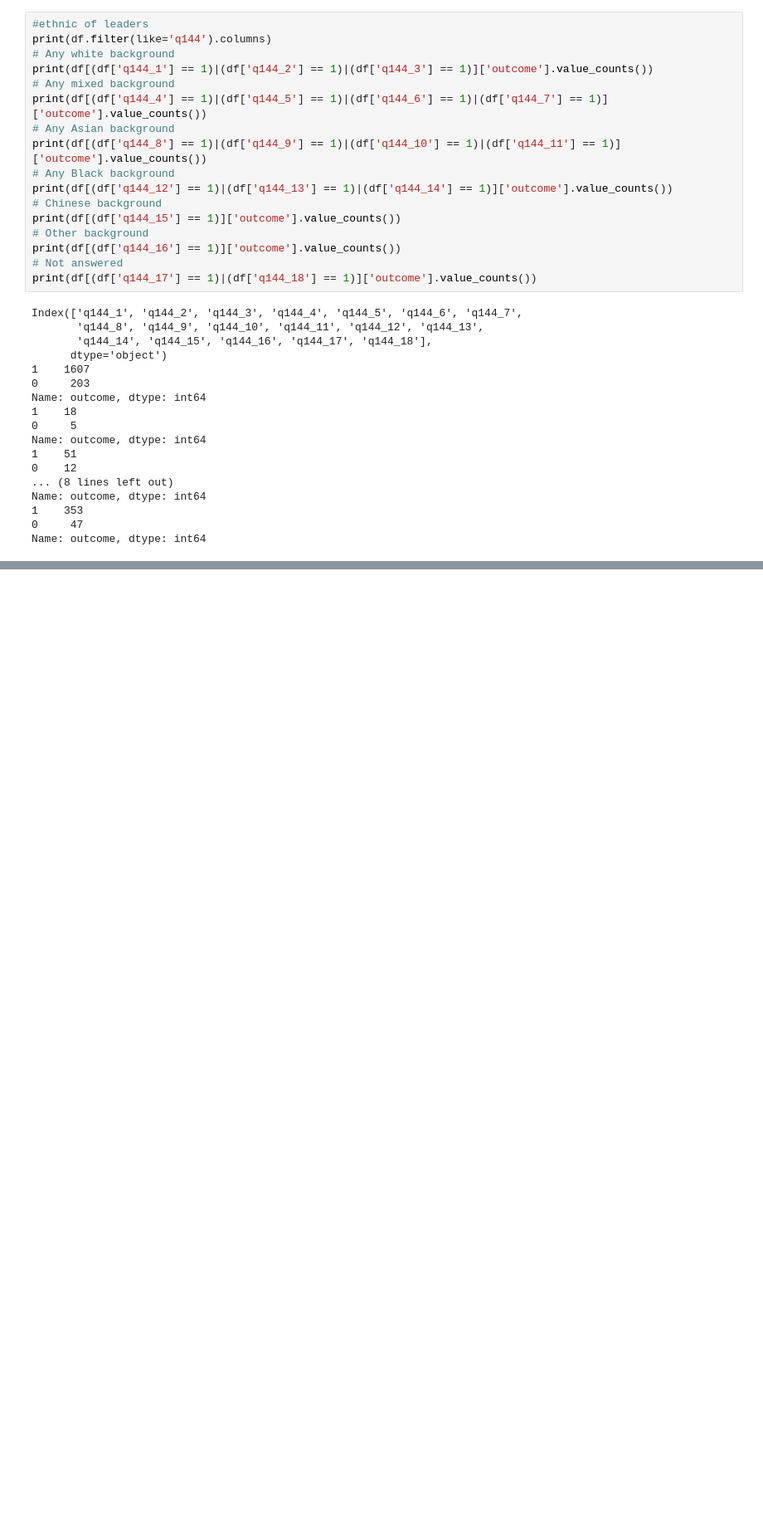
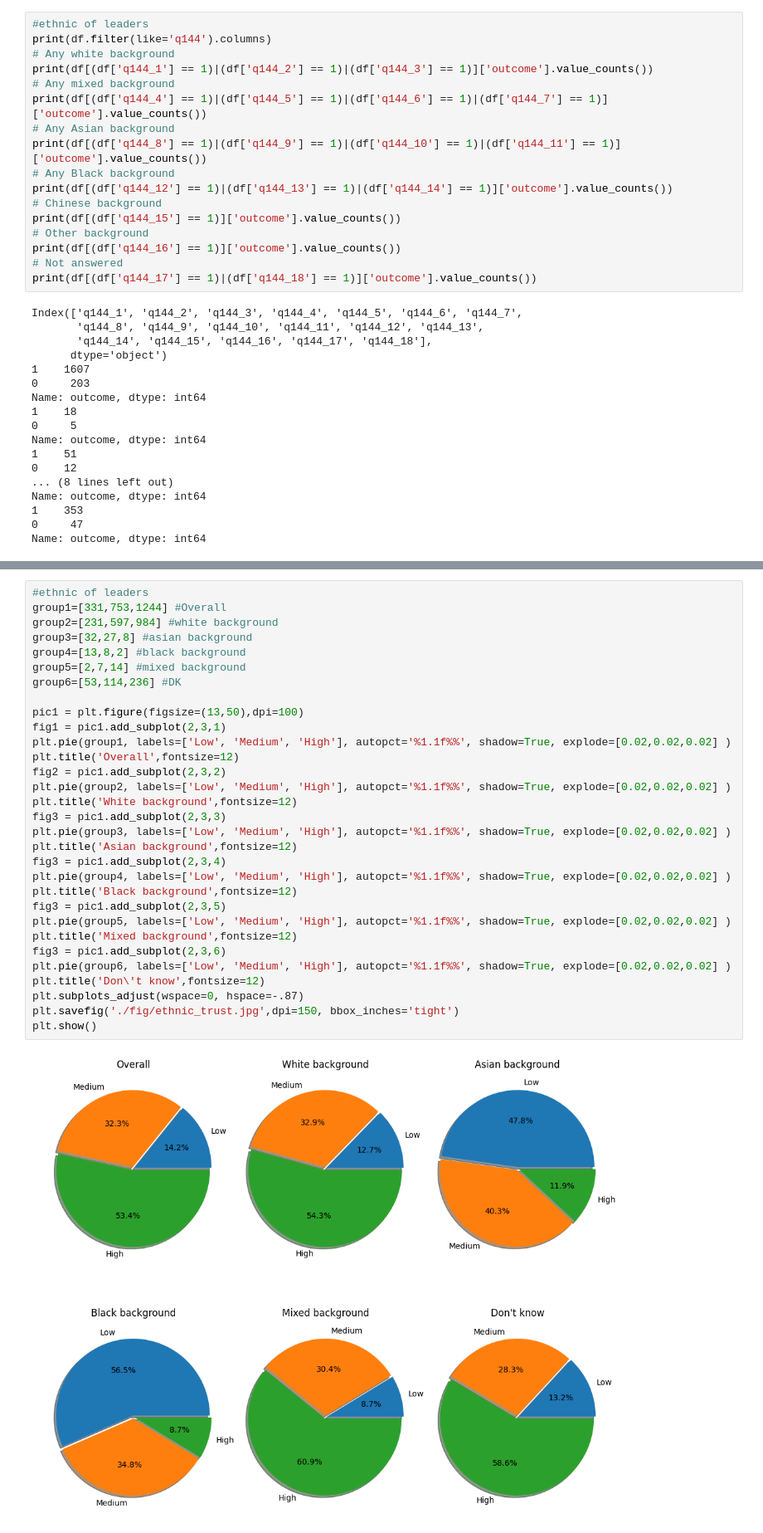
Before and after one commit to ZTianle/Fairness-in-credit-scoring, a Jupyter notebook: analysis/plotting.ipynb, the cells around one changed output, grey strips where cells are left out. Shown at 83% size. Saved outputs shown, nothing was run; the diff lists cells and outputs as text; blank space fills up the shorter version.

```diff
--- a/analysis/plotting.ipynb
+++ b/analysis/plotting.ipynb
@@ -134,0 +226,33 @@ plt.show()
+# %%
+#ethnic of leaders
+group1=[331,753,1244] #Overall
+group2=[231,597,984] #white background
+group3=[32,27,8] #asian background
+group4=[13,8,2] #black background
+group5=[2,7,14] #mixed background
+group6=[53,114,236] #DK
+
+pic1 = plt.figure(figsize=(13,50),dpi=100)
+fig1 = pic1.add_subplot(2,3,1)
+plt.pie(group1, labels=['Low', 'Medium', 'High'], autopct='%1.1f%%', shadow=True, explode=[0.02,0.02,0.02] )
+plt.title('Overall',fontsize=12)
+fig2 = pic1.add_subplot(2,3,2)
+plt.pie(group2, labels=['Low', 'Medium', 'High'], autopct='%1.1f%%', shadow=True, explode=[0.02,0.02,0.02] )
+plt.title('White background',fontsize=12)
+fig3 = pic1.add_subplot(2,3,3)
+plt.pie(group3, labels=['Low', 'Medium', 'High'], autopct='%1.1f%%', shadow=True, explode=[0.02,0.02,0.02] )
+plt.title('Asian background',fontsize=12)
+fig3 = pic1.add_subplot(2,3,4)
+plt.pie(group4, labels=['Low', 'Medium', 'High'], autopct='%1.1f%%', shadow=True, explode=[0.02,0.02,0.02] )
+plt.title('Black background',fontsize=12)
+fig3 = pic1.add_subplot(2,3,5)
+plt.pie(group5, labels=['Low', 'Medium', 'High'], autopct='%1.1f%%', shadow=True, explode=[0.02,0.02,0.02] )
+plt.title('Mixed background',fontsize=12)
+fig3 = pic1.add_subplot(2,3,6)
+plt.pie(group6, labels=['Low', 'Medium', 'High'], autopct='%1.1f%%', shadow=True, explode=[0.02,0.02,0.02] )
+plt.title('Don\'t know',fontsize=12)
+plt.subplots_adjust(wspace=0, hspace=-.87)
+plt.savefig('./fig/ethnic_trust.jpg',dpi=150, bbox_inches='tight')
+plt.show()
+# %% [output]
+[figure, added]
```
Also changed, not shown: parts of 5 cells of this notebook, 3 other files.
